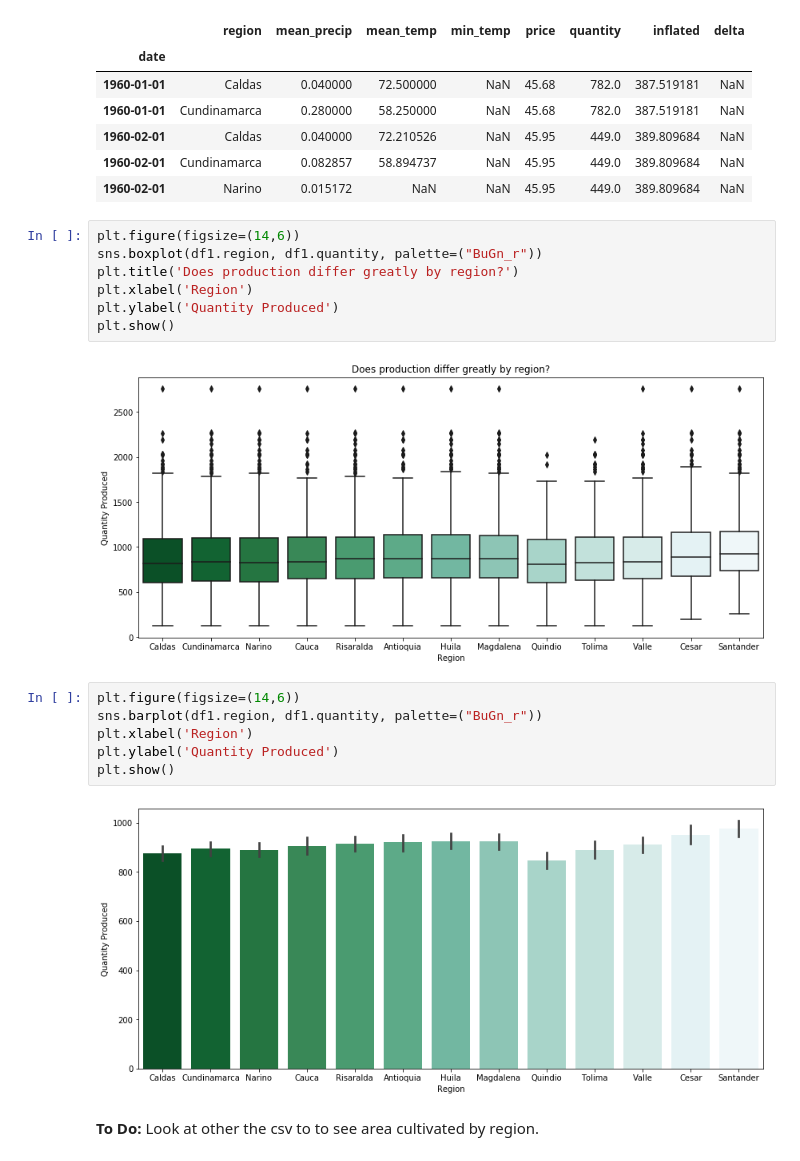
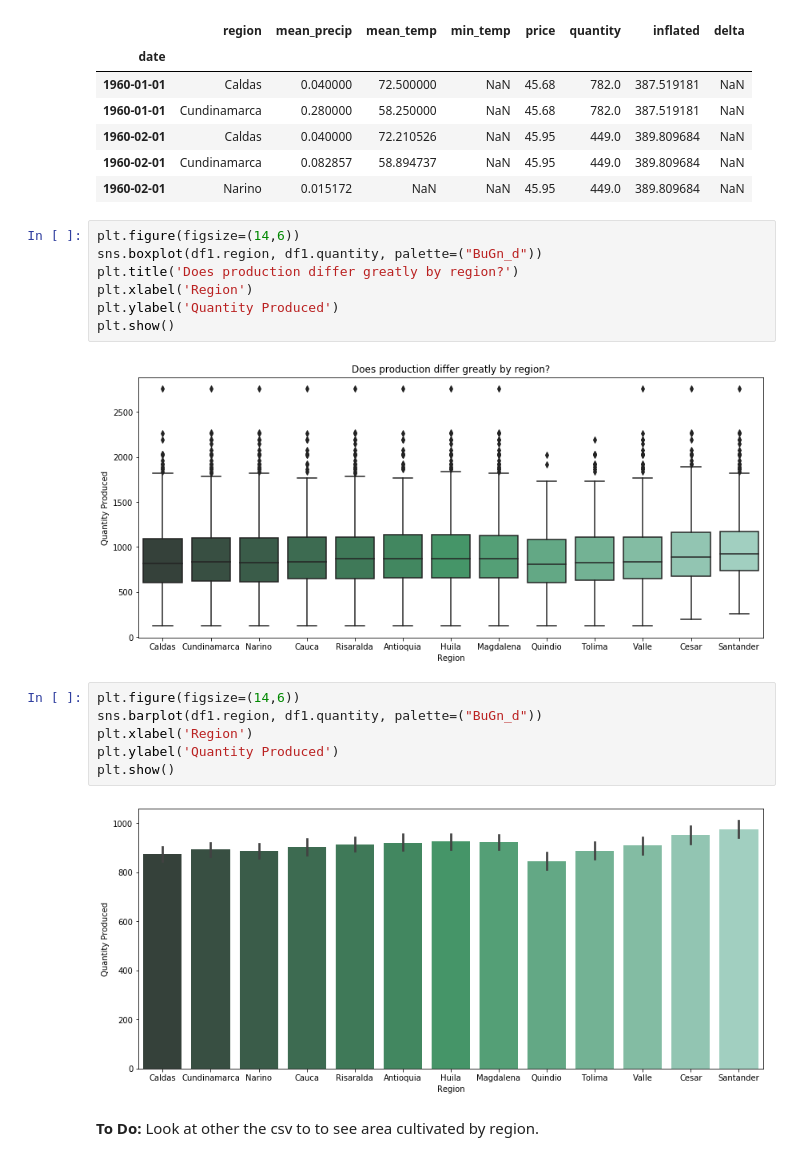
Before and after one commit to Data-Robusta/data-robusta, a Jupyter notebook: cari_scratch.ipynb, the cells around one changed output. Cells and saved outputs as stored; diff of their text form.

```diff
--- a/cari_scratch.ipynb
+++ b/cari_scratch.ipynb
@@ -950,21 +961,21 @@ df1.head()
 | 1960-02-01 | Narino | 0.015172 | NaN | NaN | 45.95 | 449.0 | 389.809684 | NaN |
 # %%
 plt.figure(figsize=(14,6))
-sns.boxplot(df1.region, df1.quantity, palette=("BuGn_r"))
+sns.boxplot(df1.region, df1.quantity, palette=("BuGn_d"))
 plt.title('Does production differ greatly by region?')
 plt.xlabel('Region')
 plt.ylabel('Quantity Produced')
 plt.show()
 # %% [output]
-[figure, old version]
+[figure, new version]
 # %%
 plt.figure(figsize=(14,6))
-sns.barplot(df1.region, df1.quantity, palette=("BuGn_r"))
+sns.barplot(df1.region, df1.quantity, palette=("BuGn_d"))
 plt.xlabel('Region')
 plt.ylabel('Quantity Produced')
 plt.show()
 # %% [output]
-[figure, old version]
+[figure, new version]
 # %% [markdown]
 **To Do:** Look at other the csv to to see area cultivated by region.
 # %% [markdown]
```
Also changed, not shown: parts of 20 cells of this notebook.
